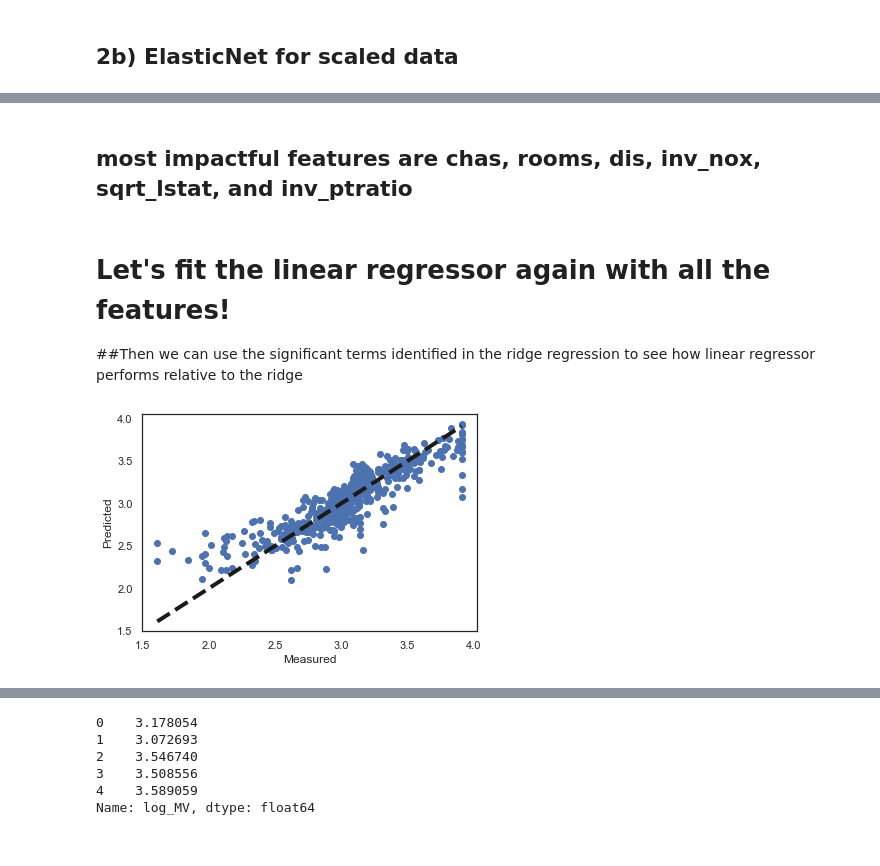
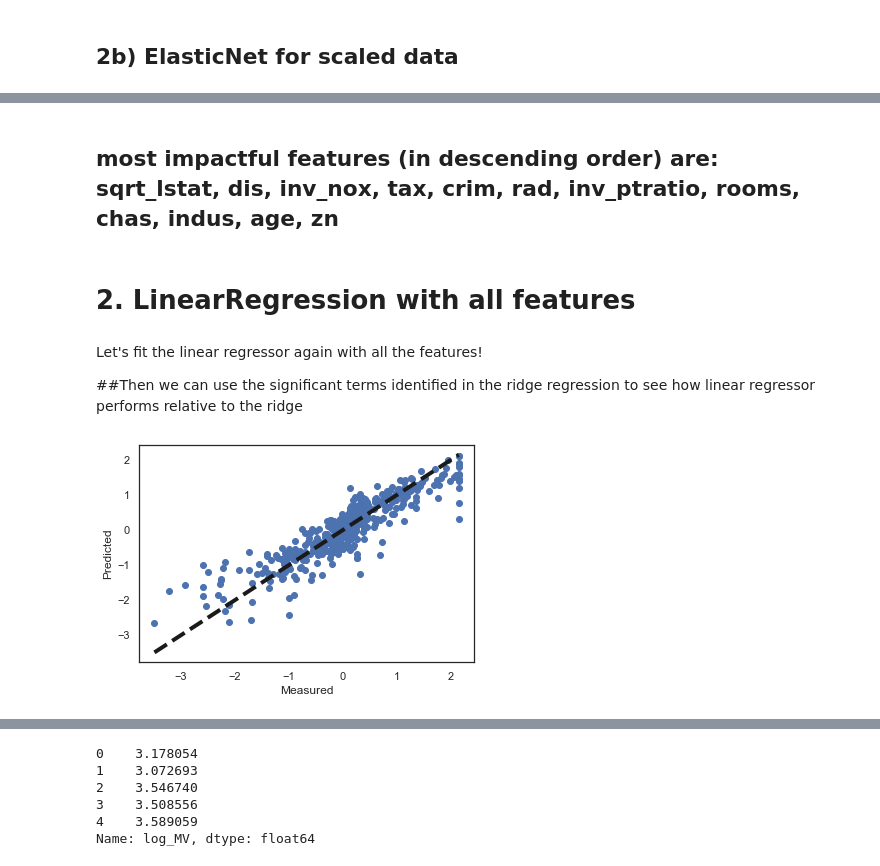
Before and after one commit to bblank70/MSDS422, a Jupyter notebook: Assignment2- Boston_Housing.ipynb, the cells around one changed output, grey strips where cells are left out. Cells and saved outputs as stored; diff of their text form; code cells hidden in the pictures.

Commit message:
Update Assignment2- Boston_Housing.ipynb
adds discussion and polishes ridge regression.

```diff
--- a/Assignment2- Boston_Housing.ipynb
+++ b/Assignment2- Boston_Housing.ipynb
@@ -311,14 +339,12 @@ model_data =boston_trimmed[['log_MV','sqrt_lstat', 'rooms']]
+# %%
+# here is the data used in the non scaled models
+model_data =boston_trimmed[['log_MV','sqrt_lstat', 'tax']]
 # %%
 
 scaler = StandardScaler()
 print(scaler.fit(model_data))
-# show standardization constants being employed
-#print(scaler.mean_)
-#print(scaler.scale_)
 
 # the model data will be standardized form of preliminary model data
-scaled_df = pd.DataFrame(scaler.fit_transform(model_data), columns= ['log_MV', 'sqrt_lstat', 'rooms'])
-
-sns.scatterplot(data=scaled_df, x='sqrt_lstat', y='log_MV')
+scaled_df = pd.DataFrame(scaler.fit_transform(model_data), columns= ['log_MV', 'sqrt_lstat', 'tax'])
 # %% [output]
 StandardScaler()
@@ -579,7 +603,27 @@ y = boston_new.iloc[:,-1]
+# %%
+
+#unscaledX = boston_new.iloc[:,1:12]
+cols = boston_new.columns
+
+Scaled_boston = pd.DataFrame(scaler.fit_transform(boston_new),
+                   columns= cols)
+
+# splits both scaled and unscaled data in same random state.
+Train, Test = train_test_split(Scaled_boston, test_size = 0.2, random_state = RANDOM_SEED)
+
+
+
+#separate features from labels for scaled data
+Test_Labels = Test['log_MV'].copy()
+Test_Features = Test.drop('log_MV', axis=1)
+
+#separate features from labels for non scaled data
+y = Train['log_MV'].copy()
+X = Train.drop('log_MV', axis=1)
 # %%
 from sklearn.linear_model import Ridge
 
-ridge = Ridge(alpha=1.0)
+ridge = Ridge(alpha=0.5)
 ridge.fit(X,y)
 
 ridge_predict = ridge.predict(X)
@@ -612,26 +656,28 @@ Index(['zn', 'indus', 'chas', 'rooms', 'age', 'dis', 'rad', 'tax', 'inv_nox',
       dtype='object')
 # %% [markdown]
-## most impactful features are chas,  rooms, dis, inv_nox, sqrt_lstat, and inv_ptratio
+## most impactful features (in descending order) are: sqrt_lstat, dis, inv_nox, tax, crim, rad, inv_ptratio, rooms, chas, indus, age, zn
+# %% [markdown]
+# 2. LinearRegression with all features
 # %% [markdown]
-# Let's fit the linear regressor again with all the features!
+ Let's fit the linear regressor again with all the features!
 
 ##Then we can use the significant terms identified in the ridge regression to see how linear regressor performs relative to the ridge
 # %%
 L_regress = LinearRegression()
 L_regress.fit(X,y)
 
 X_Labels_pred = L_regress.predict(X)
 
 fig, train = plt.subplots()
 train.scatter(y, X_Labels_pred)
 #plt.plot(Train_Features, Train_Labels_pred, color='blue', linewidth=3)
-train.plot([Train_Labels.min(), Train_Labels.max()], [Train_Labels.min(), Train_Labels.max()], 'k--', lw=4)
+train.plot([y.min(), y.max()], [y.min(), y.max()], 'k--', lw=4)
 train.set_xlabel('Measured')
 train.set_ylabel('Predicted')
 
 plt.show()
 # %% [output]
-[figure, old version]
+[figure, new version]
 # %%
 regression_results(y, X_Labels_pred)
 
```
Also changed, not shown: parts of 65 cells of this notebook.
